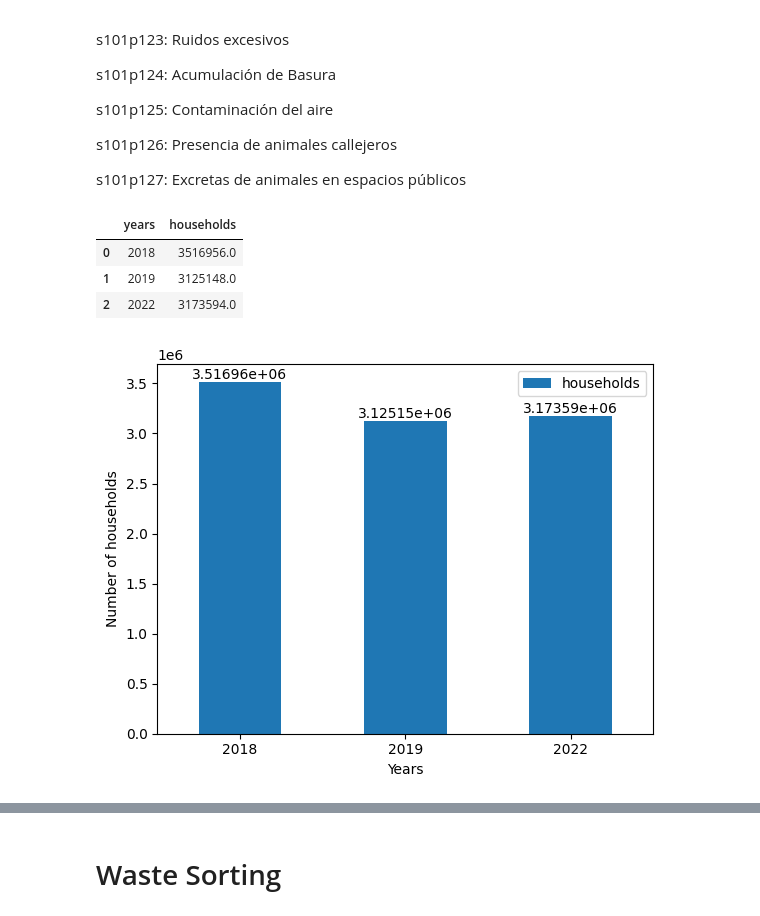
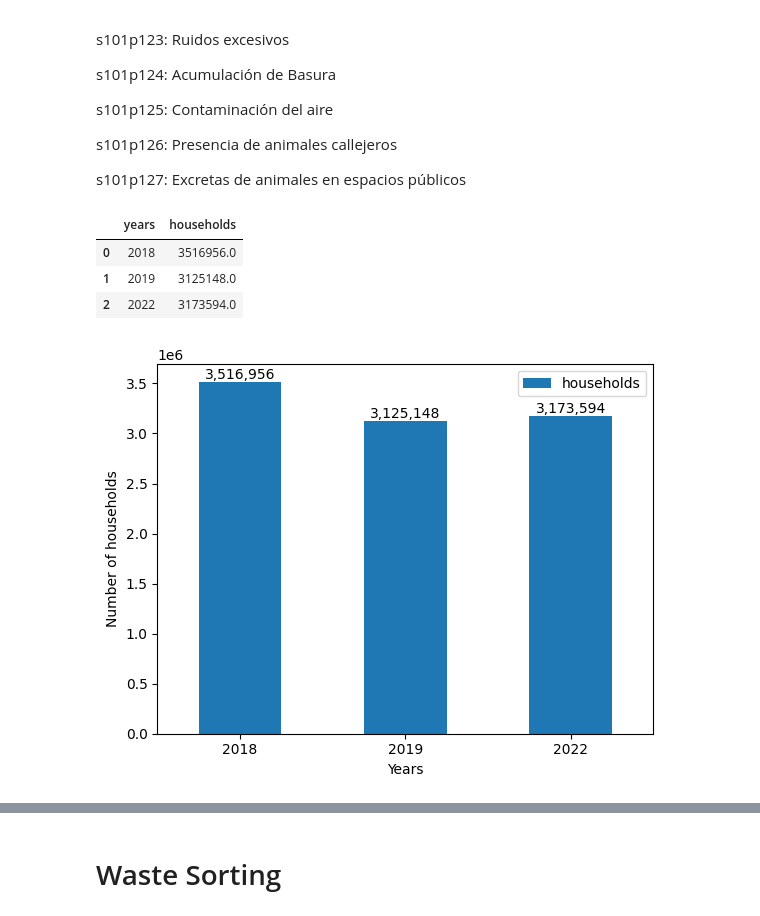
Before and after one commit to pedroaal/ambiental, a Jupyter notebook: main.ipynb, the cells around one changed output, grey strips where cells are left out. Cells and saved outputs as stored; diff of their text form; code cells hidden in the pictures.

```diff
--- a/main.ipynb
+++ b/main.ipynb
@@ -183,22 +183,22 @@ envs_cols = ['s101p121', 's101p122', 's101p123', 's101p124', 's101p125', 's101p1
 # %%
 res = []
 
 for year in years:
   db = dbs_2[year]
   db = db.loc[(db['s101p121'] == '1') | (db['s101p122'] == '1') | (db['s101p123'] == '1') | (db['s101p124'] == '1') | (db['s101p125'] == '1') | (db['s101p126'] == '1')]
   res.append(db['fexp4'].sum().round(0))
 
 res = pd.DataFrame({'years':years, 'households':res})
 ax = res.plot.bar(x='years', y='households', rot=0, ylabel='Number of households', xlabel='Years')
 for container in ax.containers:
-  ax.bar_label(container)
+  ax.bar_label(container, fmt='{:,.0f}')
 res
 # %% [output]
 |  | years | households |
 | 0 | 2018 | 3516956.0 |
 | 1 | 2019 | 3125148.0 |
 | 2 | 2022 | 3173594.0 |
-[figure, old version]
+[figure, new version]
 # %%
 res = []
 
```
Also changed, not shown: parts of 11 cells of this notebook.
